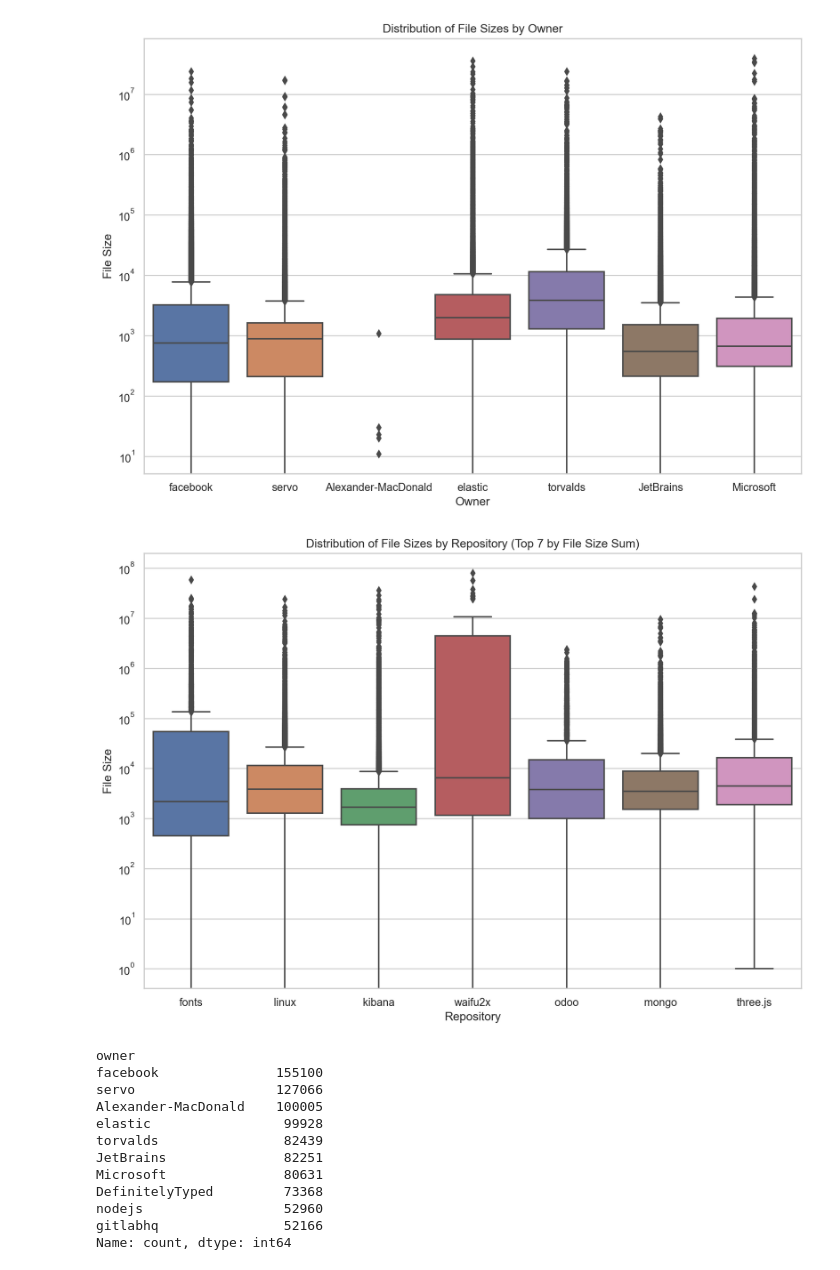
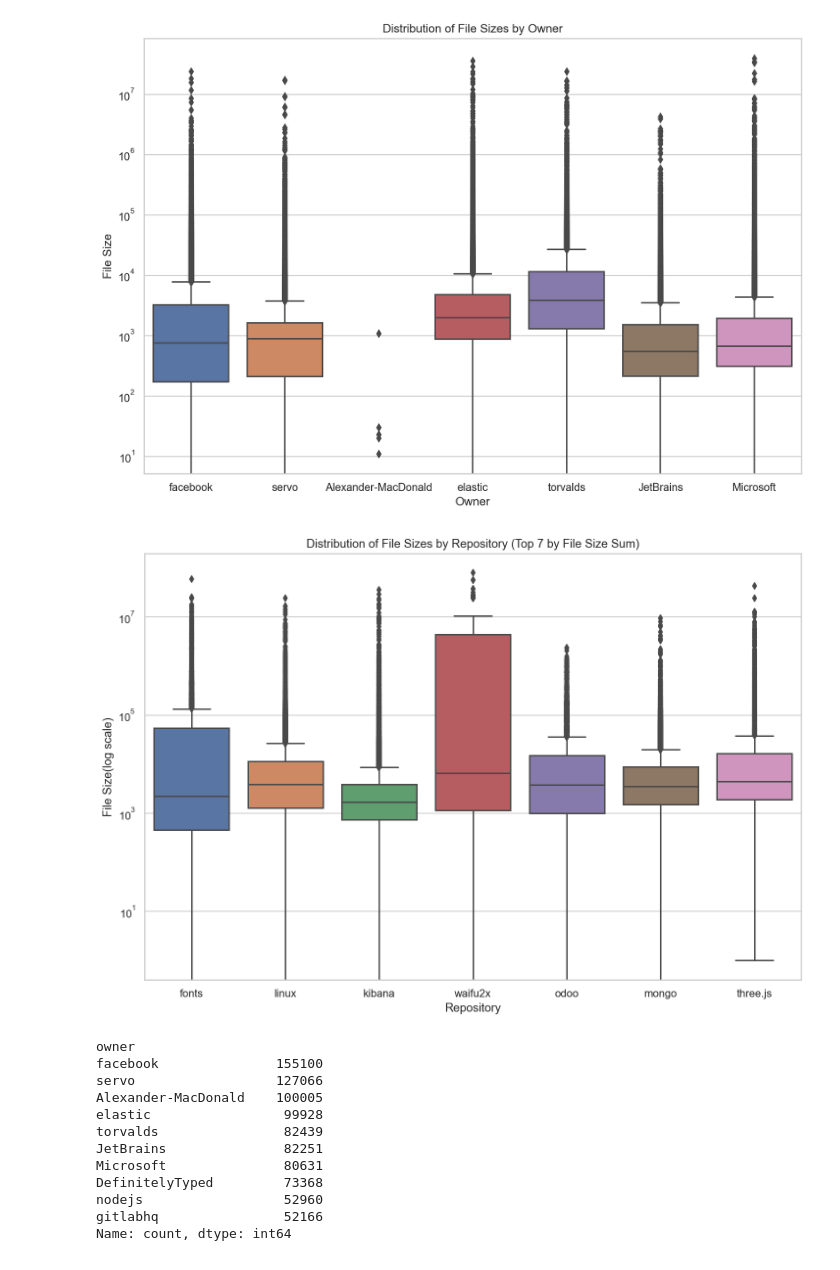
Before and after one commit to EthanFalcao/Github_Repo_EDA, a Jupyter notebook: file_structure/FileStruct_eda (1).ipynb, the cells around one changed output. Saved outputs shown, nothing was run; the diff lists cells and outputs as text; code cells hidden in the pictures.

```diff
--- a/file_structure/FileStruct_eda.ipynb
+++ b/file_structure/FileStruct_eda (1).ipynb
@@ -21,7 +21,9 @@ import os
 import pandas as pd
 
 # Specify the folder path containing CSV files
-folder_path = '/Users/ethan/Downloads/repoFileStructures'
+folder_path = '../../../mpq_github_repo/data(too large)/repoFileStructures'
+
+
 
 
 # Initialize an empty DataFrame to store the combined data
@@ -223,12 +228,0 @@ plt.show()
-# %%
-# Set the style of seaborn
-sns.set(style="whitegrid")
-
-# Plot histogram using Seaborn
-plt.figure(figsize=(10, 6))
-sns.histplot(df['fileSize'], bins=20, color='skyblue', edgecolor='black')
-plt.title('File Size Distribution')
-plt.xlabel('File Size (bytes)')
-plt.ylabel('Number of Files')
-plt.yscale('log')
-plt.show()
@@ -237,12 +228,0 @@ plt.show()
-# %%
-# Set the style of seaborn
-sns.set(style="whitegrid")
-
-# Plot histogram using Seaborn
-plt.figure(figsize=(10, 6))
-sns.histplot(df['fileSize'], bins=20, color='skyblue', edgecolor='black')
-plt.title('File Size Distribution')
-plt.xlabel('File Size (bytes)')
-plt.ylabel('Number of Files')
-plt.xscale('log')
-plt.show()
@@ -296,25 +274,25 @@ plt.show()
 # %%
 import seaborn as sns
 import matplotlib.pyplot as plt
 
 # Calculate the sum of file sizes for each repository
 repo_file_size_sum = df.groupby('repo')['fileSize'].sum()
 
 # Get the top 7 repositories by file size sum
 top_repos = repo_file_size_sum.nlargest(7).index
 filtered_df = df[df['repo'].isin(top_repos)]
 
 # Assuming df is your DataFrame
 plt.figure(figsize=(12, 8))
 sns.boxplot(x='repo', y='fileSize', data=filtered_df, order=top_repos)
 plt.title('Distribution of File Sizes by Repository (Top 7 by File Size Sum)')
 plt.xlabel('Repository')
-plt.ylabel('File Size')
+plt.ylabel('File Size (log scale)')
 plt.yscale('log')
 
 plt.show()
 # %% [output]
-[figure, old version]
+[figure, new version]
 # %%
 top_owners
 # %% [output]
```
Also changed, not shown: parts of 17 cells of this notebook.
